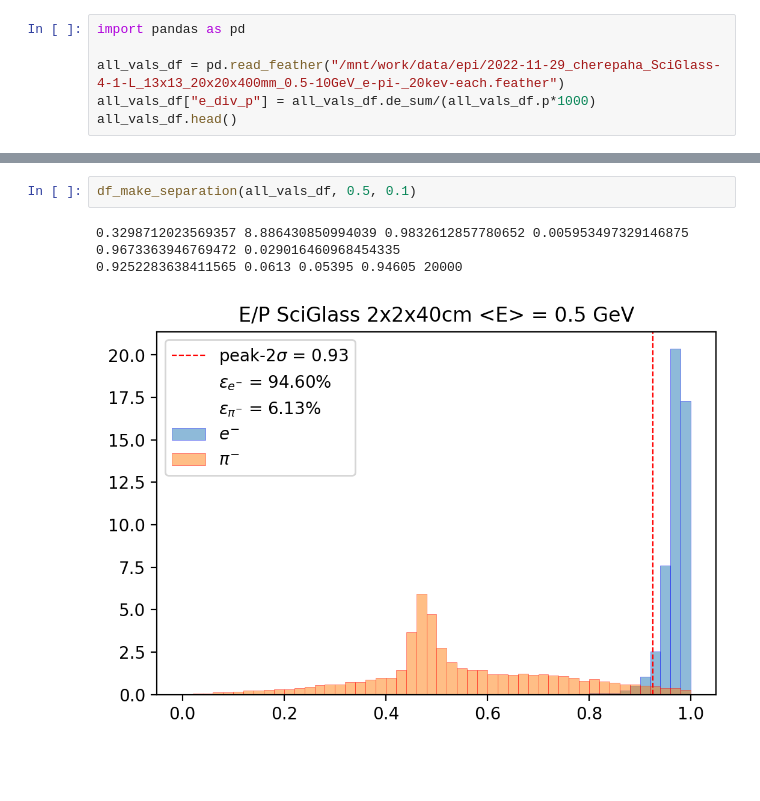
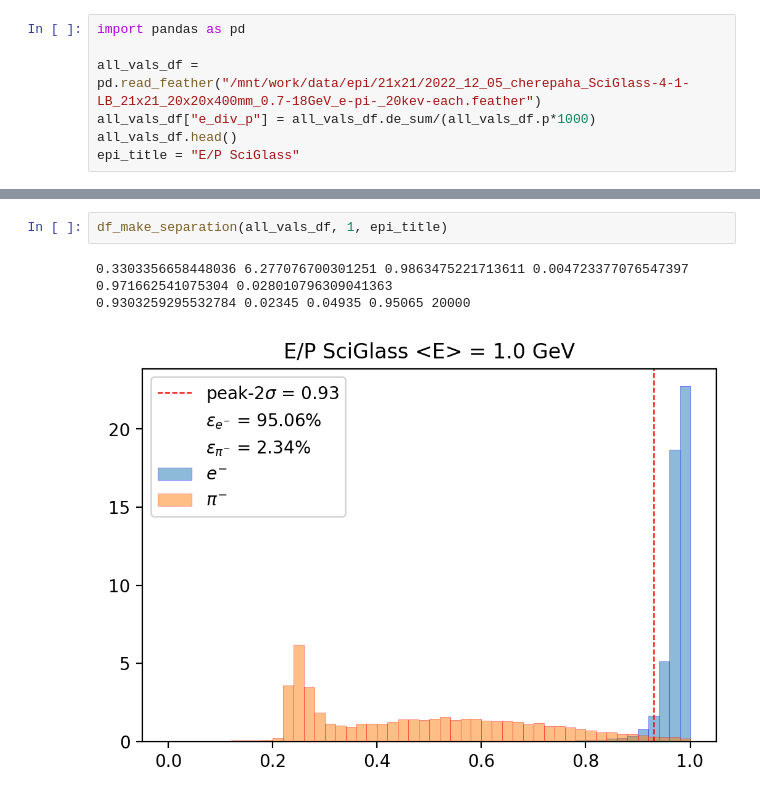
Before and after one commit to DraTeots/dd4hep-simple-calorimeter, a Jupyter notebook: analysis/g4_sciglass_2x2x40.ipynb, the cells around one changed output, grey strips where cells are left out. Saved outputs shown, nothing was run; the diff lists cells and outputs as text; blank space fills up the shorter version.

```diff
--- a/analysis/g4_sciglass_2x2x40.ipynb
+++ b/analysis/g4_sciglass_2x2x40.ipynb
@@ -21,6 +22,7 @@ Believed path is: /home/romanov/eic/kak-bog-cherepahu/analysis
 # %%
 import pandas as pd
 
-all_vals_df = pd.read_feather("/mnt/work/data/epi/2022-11-29_cherepaha_SciGlass-4-1-L_13x13_20x20x400mm_0.5-10GeV_e-pi-_20kev-each.feather")
+all_vals_df = pd.read_feather("/mnt/work/data/epi/21x21/2022_12_05_cherepaha_SciGlass-4-1-LB_21x21_20x20x400mm_0.7-18GeV_e-pi-_20kev-each.feather")
 all_vals_df["e_div_p"] = all_vals_df.de_sum/(all_vals_df.p*1000)
 all_vals_df.head()
+epi_title = "E/P SciGlass"
@@ -80,7 +45,7 @@ def df_make_separation(df, e_center, range=1):
 # %%
-df_make_separation(all_vals_df, 0.5, 0.1)
+df_make_separation(all_vals_df, 1, epi_title)
 # %% [output]
-0.3298712023569357 8.886430850994039 0.9832612857780652 0.005953497329146875
-0.9673363946769472 0.029016460968454335
-0.9252283638411565 0.0613 0.05395 0.94605 20000
+0.3303356658448036 6.277076700301251 0.9863475221713611 0.004723377076547397
+0.971662541075304 0.028010796309041363
+0.9303259295532784 0.02345 0.04935 0.95065 20000
-[figure, old version]
+[figure, new version]
```
Also changed, not shown: parts of 14 cells of this notebook, 8 other files.
